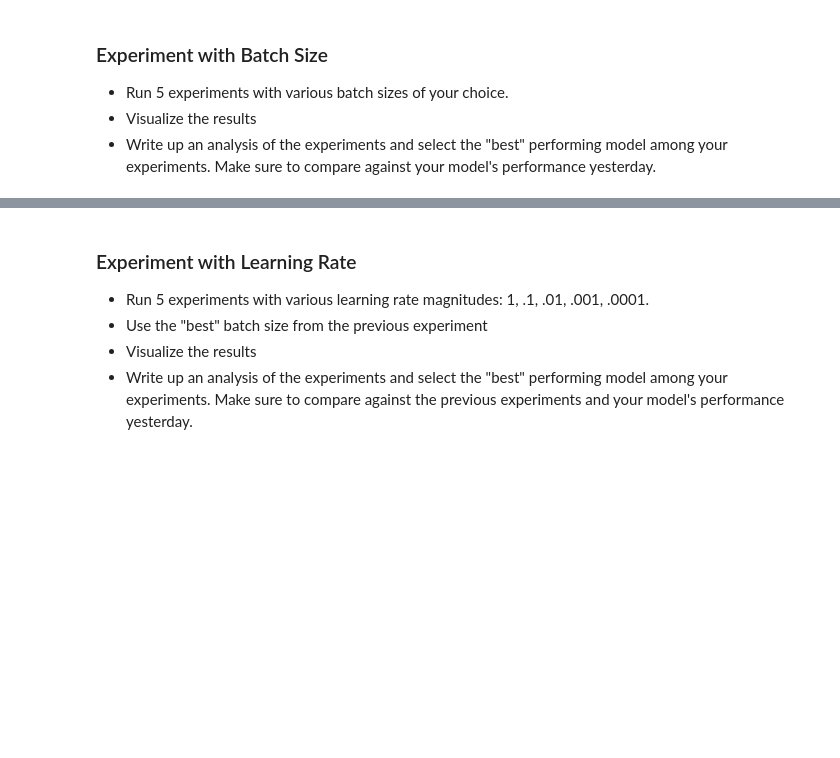
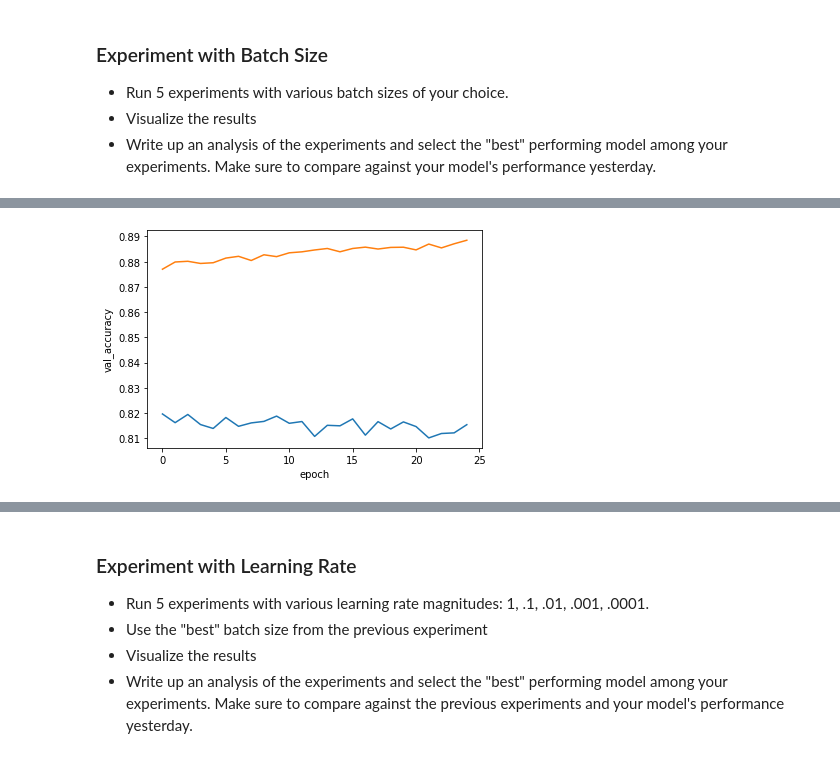
Before and after one commit to rakhmantore/DS-Unit-4-Sprint-2-Neural-Networks, a Jupyter notebook: module2-Train/LS_DS_422_Train_Assignment.ipynb, the cells around one changed output, grey strips where cells are left out. Cells and saved outputs as stored; diff of their text form; code cells hidden in the pictures; blank space fills up the shorter version.

```diff
--- a/module2-Train/LS_DS_422_Train_Assignment.ipynb
+++ b/module2-Train/LS_DS_422_Train_Assignment.ipynb
@@ -80,0 +151,7 @@ def create_model(lr=0.01, opt = 'Adam'):
+# %%
+bt_16 = model.fit(
+  X_train, y_train,
+  epochs=25,
+  batch_size=32,
+  validation_data=(X_test, y_test)
+)
@@ -80,0 +265,8 @@ def create_model(lr=0.01, opt = 'Adam'):
+# %%
+df3 = pd.DataFrame.from_records(bt_16.history)
+df3['epoch'] = [i for i in range(df3.shape[0])]
+
+ax = sns.lineplot(x='epoch', y='val_accuracy', data=df3)
+ax = sns.lineplot(x='epoch', y='accuracy', data=df3);
+# %% [output]
+[figure, added]
```
Also changed, not shown: parts of 14 cells of this notebook.
